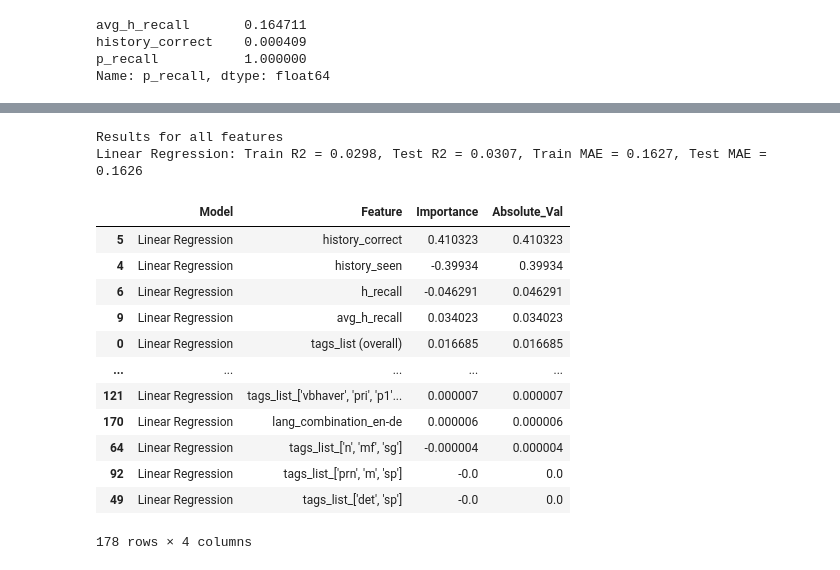
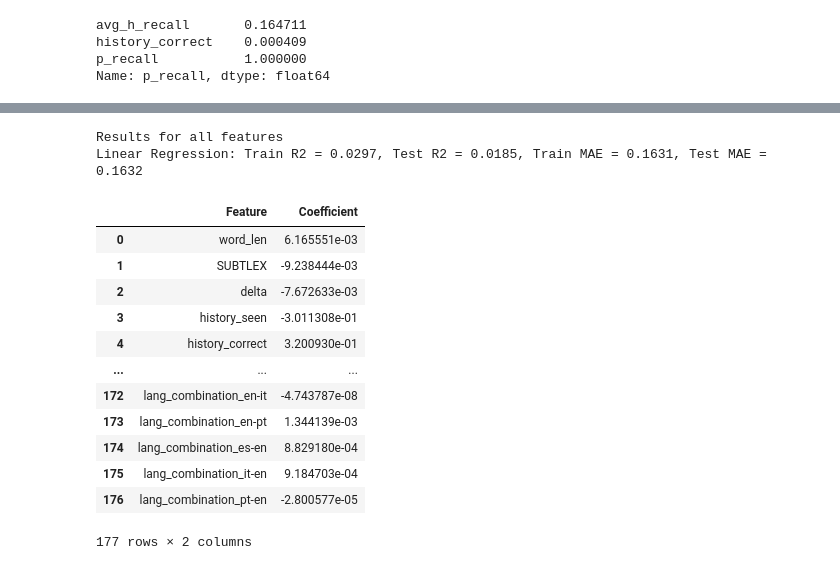
Before and after one commit to juliakubisa/spaced_repetition_algorithm, a Jupyter notebook: notebooks/baseline_models.ipynb, the cells around one changed output, grey strips where cells are left out. Cells and saved outputs as stored; diff of their text form; code cells hidden in the pictures.

```diff
--- a/notebooks/baseline_models.ipynb
+++ b/notebooks/baseline_models.ipynb
@@ -262,6 +265,6 @@ def regression_results(pipelines_config, X_train, X_test, y_train, y_test, impor
 # %%
 print('Results for all features')
-results_all, importance_all, full_df_all = regression_results(pipelines_config, X_train, X_test, y_train, y_test, importance='Yes')
+metrics_df, importance_df, full_df, intercept = regression_results(pipelines_config, X_train, X_test, y_train, y_test, importance='Yes')
 
 # print('Results after deleting word features')
 # results_t, importance_t, full_df_t = regression_results(pipelines_config, X_train_t, X_test_t, y_train_t, y_test_t, importance='Yes')
@@ -273,6 +276,22 @@ results_all, importance_all, full_df_all = regression_results(pipelines_config,
 # results_u, importance_u, full_df_u = regression_results(pipelines_config, X_train_u, X_test_u, y_train_u, y_test_u, importance='No')
 # %% [output]
 Results for all features
-Linear Regression: Train R2 = 0.0298, Test R2 = 0.0307, Train MAE = 0.1627, Test MAE = 0.1626
+Linear Regression: Train R2 = 0.0297, Test R2 = 0.0185, Train MAE = 0.1631, Test MAE = 0.1632
+# %%
+importances_dff
+# %% [output]
+|  | Feature | Coefficient |
+| 0 | word_len | 6.165551e-03 |
+| 1 | SUBTLEX | -9.238444e-03 |
+| 2 | delta | -7.672633e-03 |
+| 3 | history_seen | -3.011308e-01 |
+| 4 | history_correct | 3.200930e-01 |
+| ... | ... | ... |
+| 172 | lang_combination_en-it | -4.743787e-08 |
+| 173 | lang_combination_en-pt | 1.344139e-03 |
+| 174 | lang_combination_es-en | 8.829180e-04 |
+| 175 | lang_combination_it-en | 9.184703e-04 |
+| 176 | lang_combination_pt-en | -2.800577e-05 |
+177 rows × 2 columns
 # %%
 # Analyze coefficients
@@ -291,19 +300,3 @@ importance_df = importance_df.sort_values(by='Absolute_Val', ascending=False)
-# %%
-importance_df
-# %% [output]
-|  | Model | Feature | Importance | Absolute_Val |
-| 5 | Linear Regression | history_correct | 0.410323 | 0.410323 |
-| 4 | Linear Regression | history_seen | -0.39934 | 0.39934 |
-| 6 | Linear Regression | h_recall | -0.046291 | 0.046291 |
-| 9 | Linear Regression | avg_h_recall | 0.034023 | 0.034023 |
-| 0 | Linear Regression | tags_list (overall) | 0.016685 | 0.016685 |
-| ... | ... | ... | ... | ... |
-| 121 | Linear Regression | tags_list_['vbhaver', 'pri', 'p1'... | 0.000007 | 0.000007 |
-| 170 | Linear Regression | lang_combination_en-de | 0.000006 | 0.000006 |
-| 64 | Linear Regression | tags_list_['n', 'mf', 'sg'] | -0.000004 | 0.000004 |
-| 92 | Linear Regression | tags_list_['prn', 'm', 'sp'] | -0.0 | 0.0 |
-| 49 | Linear Regression | tags_list_['det', 'sp'] | -0.0 | 0.0 |
-178 rows × 4 columns
 # %%
 # Examine residuals
 full_df_all['diff'] = full_df_all['p_recall'] - full_df_all['predictions']
```
Also changed, not shown: parts of 10 cells of this notebook.
